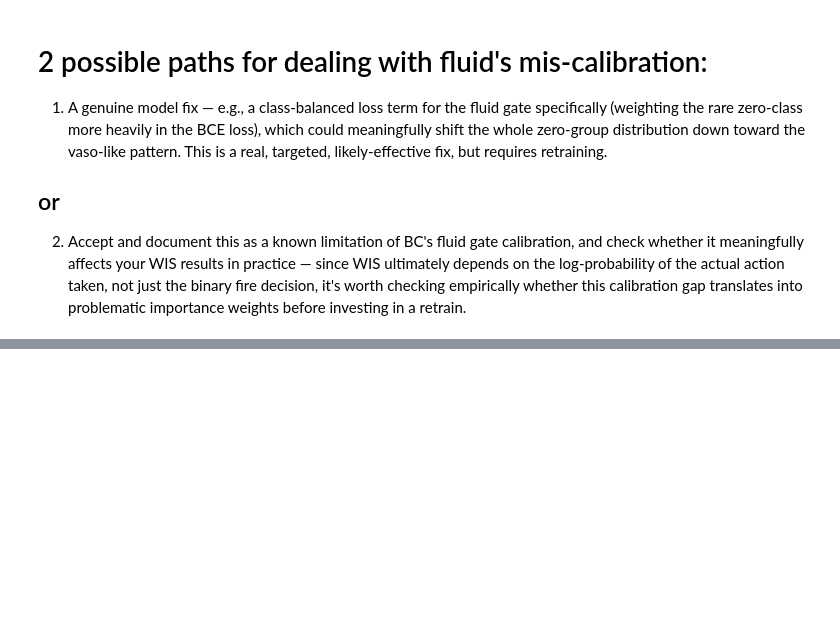
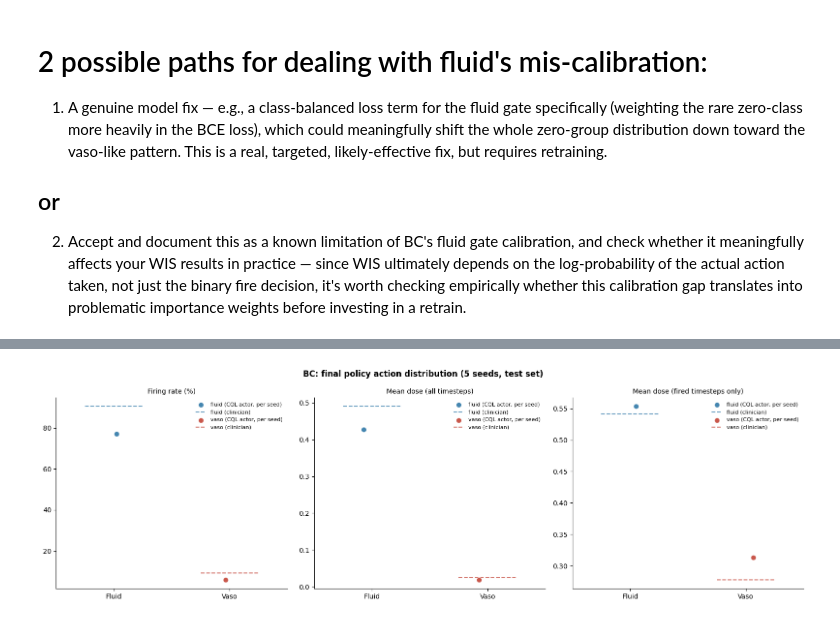
Before and after one commit to jakeormond/ai_clinician_pediatric_rl, a Jupyter notebook: src/rl/evaluate_bc_final_seeds.ipynb, the cells around one changed output, grey strips where cells are left out. Saved outputs shown, nothing was run; the diff lists cells and outputs as text; code cells hidden in the pictures; blank space fills up the shorter version.

Commit message:
ran 5 seeds of bc

```diff
--- a/src/rl/evaluate_bc_final_seeds.ipynb
+++ b/src/rl/evaluate_bc_final_seeds.ipynb
@@ -397,0 +369,83 @@ eval_bc.check_fluid_gate_wis_impact(
+# %%
+fig = std_check.plot_std_distributions_by_seed(
+    bc_models,
+    processors['test'],
+    save_path=os.path.join(bc_dir, "std_distributions_by_seed_health_score.png"),
+)
+fig
+
+
+clinician_actions_test = processors['test'].rl_dataset["actions"]
+clinician_baseline_test = clin_baseline.compute_clinician_baseline(clinician_actions_test)
+clin_baseline.print_clinician_baseline(clinician_baseline_test, label="test")
+
+# 1. Fire rate / mean dose / non-zero mean, both drugs, all 5 seeds vs. clinician baseline
+stats_bc, fig_bc = action_dist.run_action_distribution_stage3(
+    bc_models,
+    processors['test'],
+    clinician_baseline=clinician_baseline_test,
+    get_actor_actions_fn=eval_bc.get_bc_actor_actions,
+    title="BC: final policy action distribution (5 seeds, test set)",
+    save_path=os.path.join(bc_dir, "stage3_actions_bc.png"),
+)
+fig_bc
+
+
+# 2. Full dose distribution shape, conditional on firing (fluid + vaso), per seed
+bc_models_by_seed = {i: model_entry for i, model_entry in enumerate(bc_models)}
+
+fig_fluid = dose_hist.plot_dose_histograms(
+    bc_models_by_seed,
+    processor=processors['test'],
+    clinician_actions=clinician_actions_test,
+    dim=0, dim_name="Fluid",
+    get_actor_actions_fn=eval_bc.get_bc_actor_actions,
+    n_cols=5,
+    save_path=os.path.join(bc_dir, "dose_histogram_fluid_bc.png"),
+)
+
+fig_vaso = dose_hist.plot_dose_histograms(
+    bc_models_by_seed,
+    processor=processors['test'],
+    clinician_actions=clinician_actions_test,
+    dim=1, dim_name="Vaso",
+    get_actor_actions_fn=eval_bc.get_bc_actor_actions,
+    n_cols=5,
+    save_path=os.path.join(bc_dir, "dose_histogram_vaso_bc.png"),
+)
+
+
+# 3. Does BC ever disagree with the clinician's decision to withhold treatment entirely?
+fig_fluid_zero = dose_hist.plot_dose_histograms_at_clinician_zero(
+    bc_models_by_seed,
+    processor=processors['test'],
+    clinician_actions=clinician_actions_test,
+    dim=0, dim_name="Fluid",
+    get_actor_actions_fn=eval_bc.get_bc_actor_actions,
+    n_cols=5,
+    save_path=os.path.join(bc_dir, "fluid_at_clinician_zero_bc.png"),
+)
+
+fig_vaso_zero = dose_hist.plot_dose_histograms_at_clinician_zero(
+    bc_models_by_seed,
+    processor=processors['test'],
+    clinician_actions=clinician_actions_test,
+    dim=1, dim_name="Vaso",
+    get_actor_actions_fn=eval_bc.get_bc_actor_actions,
+    n_cols=5,
+    save_path=os.path.join(bc_dir, "vaso_at_clinician_zero_bc.png"),
+)
+
+
+eval_bc.check_gate_calibration_by_seed(
+    bc_models,
+    processors['test'],
+    clinician_actions_test,
+)
+
+eval_bc.check_fluid_gate_wis_impact(
+    bc_models,
+    processors['test'],
+    clinician_actions_test,
+)
+# %% [output]
@@ -397,0 +469 @@ eval_bc.check_fluid_gate_wis_impact(
+[figure, added]
```
Also changed, not shown: parts of 10 cells of this notebook, 3 other files.
